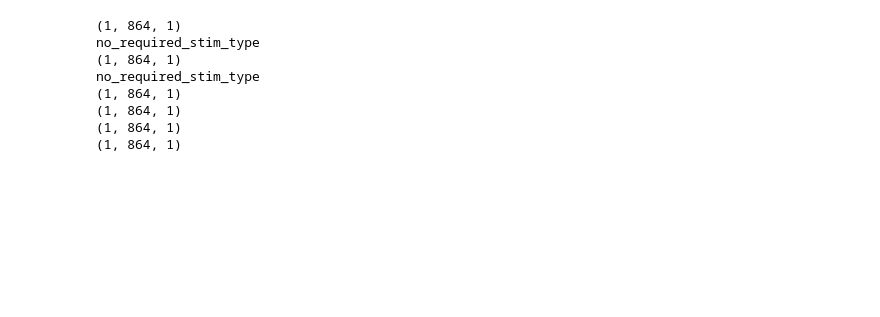
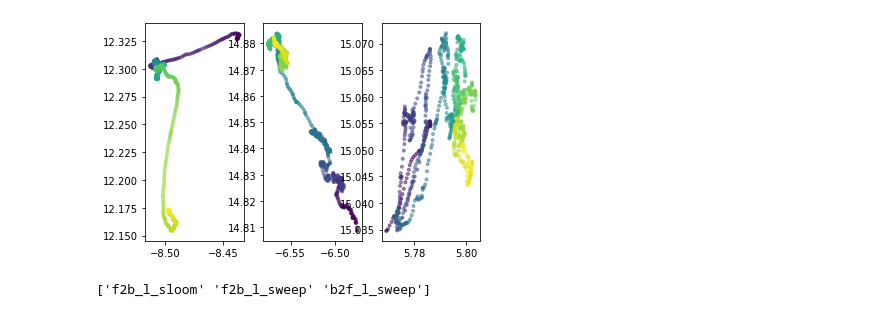
Before and after one commit to chiyu1203/bonfic, a Jupyter notebook: track_ball_notebook.ipynb, the cells around one changed output. Cells and saved outputs as stored; diff of their text form; code cells hidden in the pictures; blank space fills up the shorter version.

Commit message:
update notebook
add plotting function

```diff
--- a/track_ball_notebook.ipynb
+++ b/track_ball_notebook.ipynb
@@ -224,14 +271,27 @@ def analyse_curated_database(myList = [], *args):
     #         for ind in range(0, len(stimulus_timestamp)):
     #             ## use at not loc as the data input is object not int
     #             raw_data.at[stim_onset[ind], 'stim_variable']=stim_variable[ind,:]
-# %%
-analyse_curated_database(data_list)
-# %% [output]
-(1, 864, 1)
-no_required_stim_type
-(1, 864, 1)
-no_required_stim_type
-(1, 864, 1)
-(1, 864, 1)
-(1, 864, 1)
-(1, 864, 1)
+# %%
+thisDir=data_list[0]
+# %%
+import os, fnmatch
+import pandas as pd
+import numpy as np
+import re
+from scipy.signal import savgol_filter
+import matplotlib.pyplot as plt
+csv_pattern='trial_*.csv'
+database_pattern='*.pickle'
+exp_name='sweeploom'
+frame_rate=144
+stim_duration=5
+grey_duration=1
+analysis_window=frame_rate*(stim_duration+grey_duration)
+stim_type=["b2f_r_sweep","f2b_r_sweep","b2f_r_sloom","f2b_r_sloom","f2b_l_sweep","b2f_l_sweep","f2b_l_sloom","b2f_l_sloom"]
+# %%
+sg_filering= True
+analyse_every_trial = True
+plotting_trajectory = False
+plotting_event_related_trajectory = True
+stim_of_interest=stim_type[4]
+#for thisDir in myList:
@@ -237,0 +410,10 @@ no_required_stim_type
+# %%
+fig, axes = plt.subplots(1,index_points.shape[0], squeeze=False)
+for ind, ax in zip(range(0,index_points.shape[1]),axes.reshape(-1)):
+    ax.scatter(x[ind,:],y[ind,:],c=np.arange(len(x[ind,:])), marker='.', alpha=0.5)
+    #ax.set_title(stim_name_list[col])
+plt.show()
+print(stim_name_list)
+# %% [output]
+[figure, added]
+['f2b_l_sloom' 'f2b_l_sweep' 'b2f_l_sweep']
```
Also changed, not shown: parts of 6 cells of this notebook.
